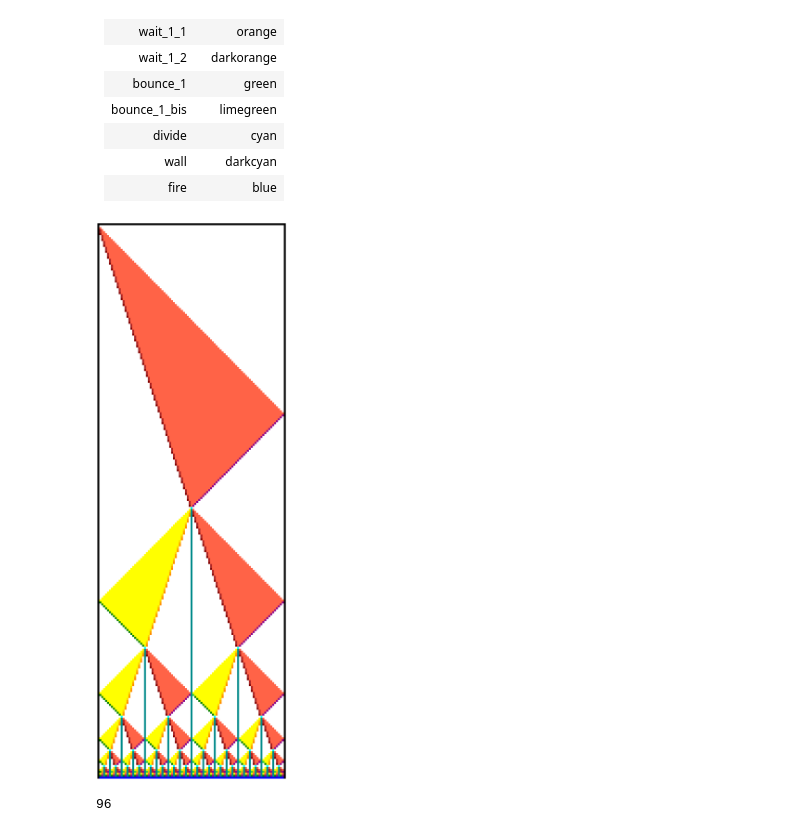
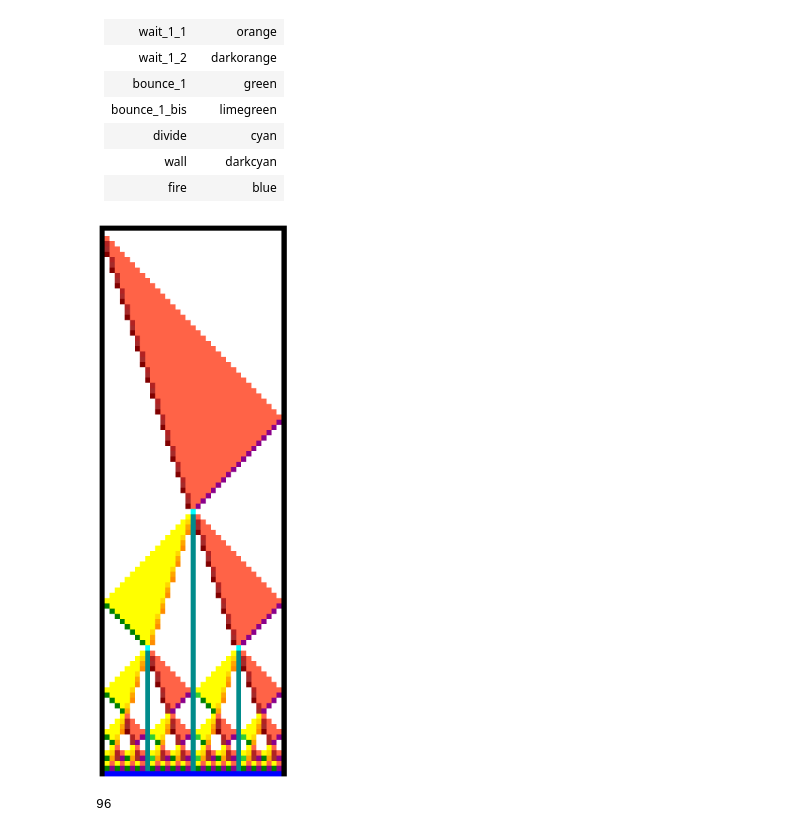
Before and after one commit to Gwizdo51/personal_dump, a Jupyter notebook: code/python/notebooks/robot_firing_squad.ipynb, the cells around one changed output. Saved outputs shown, nothing was run; the diff lists cells and outputs as text; code cells hidden in the pictures.

```diff
--- a/code/python/notebooks/robot_firing_squad.ipynb
+++ b/code/python/notebooks/robot_firing_squad.ipynb
@@ -825,7 +825,7 @@ import matplotlib.pyplot as plt
 # dpi: ~109
 import matplotlib.colors as mcolors
 
-n = 95
+n = 35
 firing_squad = FiringSquad(number_robots=n)
 firing_squad_history = []
 while not (firing_squad.has_fired):
@@ -869,34 +869,34 @@ for step_number, step_states in enumerate(firing_squad_history):
             x=robot_position,
             height=1,
             width=1,
             bottom=-step_number,
             align='edge',
             color=mcolors.CSS4_COLORS[states_colors[robot_state]]
         )
     ax.bar(
         x=robot_position+1,
         height=1,
         width=1,
         bottom=-step_number,
         align='edge',
         color=mcolors.CSS4_COLORS["black"]
     )
 
 plt.xlim(-1,len(step_states)+1)
 plt.ylim(-len(firing_squad_history)+1,2)
 plt.tick_params(
     axis='both',
     which='both',
     bottom=False,
     left=False,
     labelbottom=False,
     labelleft=False
 )
 ax.spines[:].set_visible(False)
 plt.tight_layout()
 plt.show()
 # %% [output]
-[figure, old version]
+[figure, new version]
 # %%
 for item in enumerate(["a", "b", "c"]):
     print(item)
```
Also changed, not shown: 9 other files.
